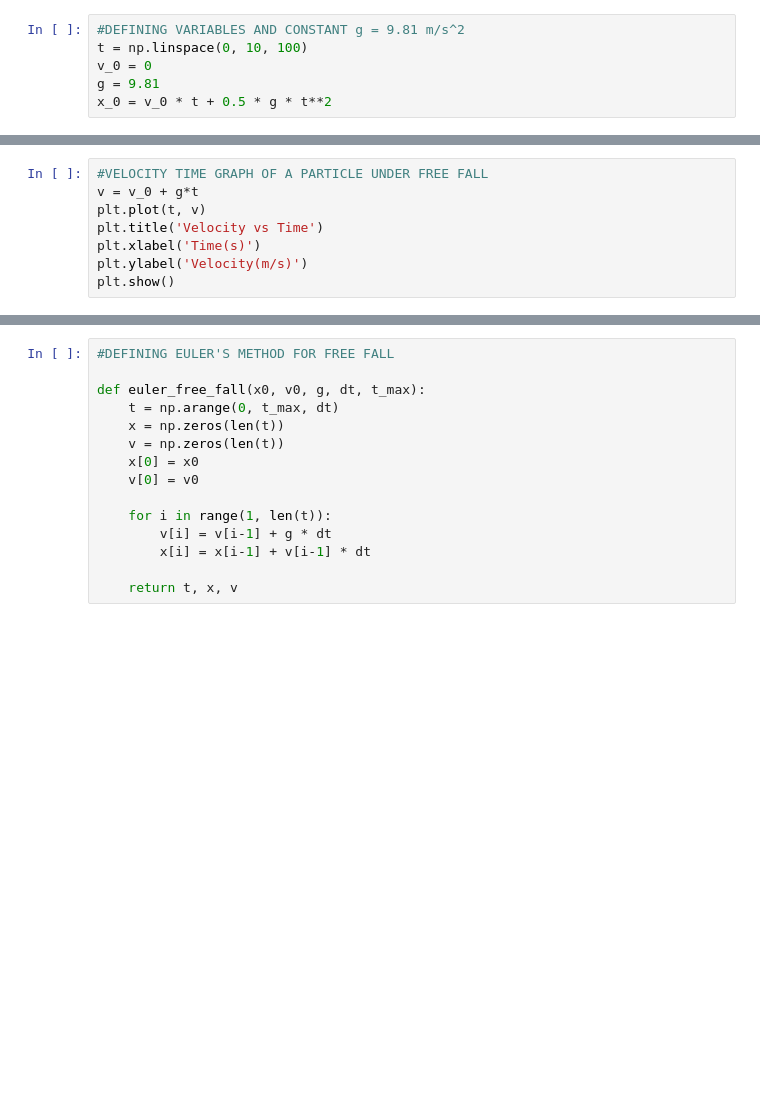
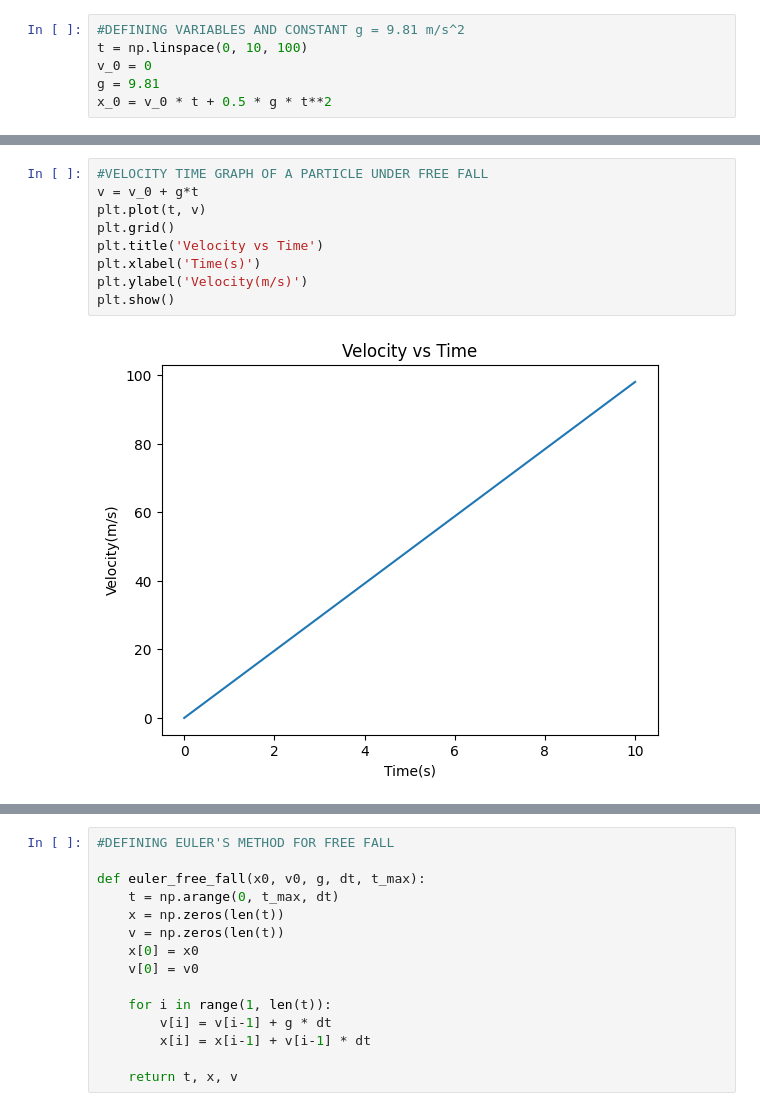
Before and after one commit to Rivu-Codez/Physics-With-Python, a Jupyter notebook: IdealFreeFall.ipynb, the cells around one changed output, grey strips where cells are left out. Drawn from its saved outputs; the diff is of its cells as text; blank space fills up the shorter version.

```diff
--- a/IdealFreeFall.ipynb
+++ b/IdealFreeFall.ipynb
@@ -19,11 +22,14 @@ plt.show()
 # %%
 #VELOCITY TIME GRAPH OF A PARTICLE UNDER FREE FALL
 v = v_0 + g*t
 plt.plot(t, v)
+plt.grid()
 plt.title('Velocity vs Time')
 plt.xlabel('Time(s)')
 plt.ylabel('Velocity(m/s)')
 plt.show()
+# %% [output]
+[figure, added]
 # %%
 #POSITION-VELOCITY GRAPH OF A PARTICLE UNDER FREE FALL
 plt.plot(x_0, v)
```
Also changed, not shown: parts of 3 cells of this notebook.
